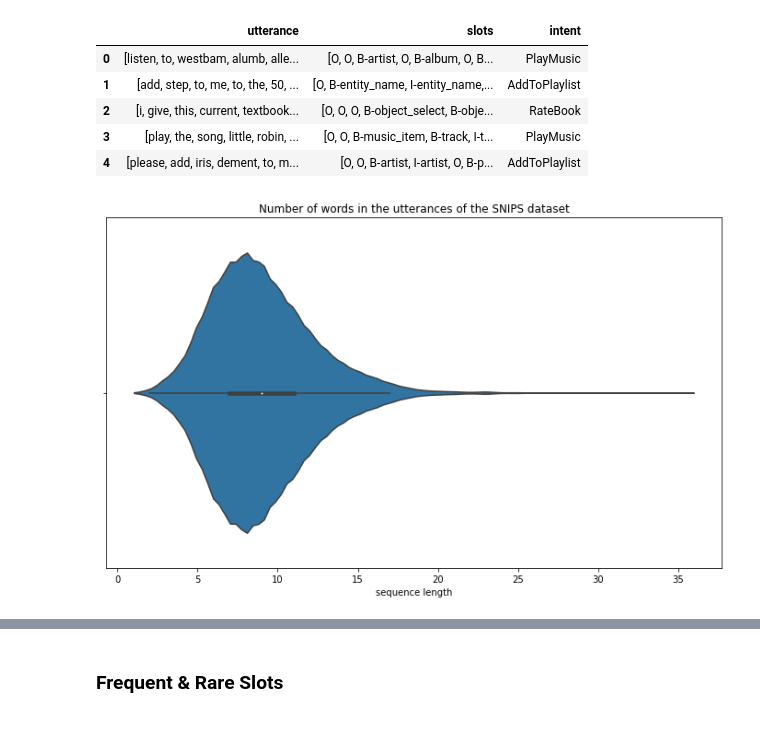
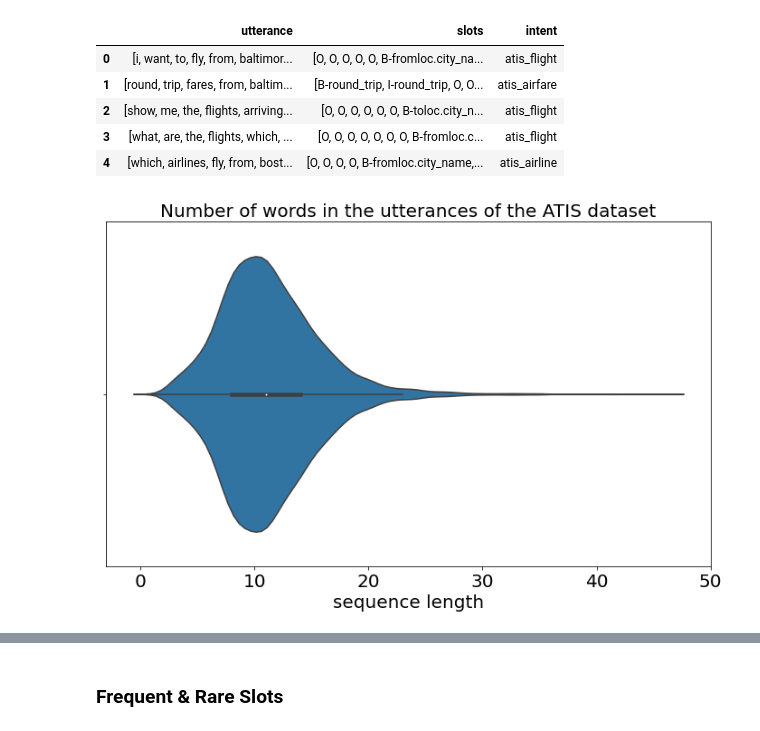
Before and after one commit to tassiasP/Intent_Recognition_and_Slot_Filling-using_BERT_and_Prompting, a Jupyter notebook: eda.ipynb, the cells around one changed output, grey strips where cells are left out. Cells and saved outputs as stored; diff of their text form; code cells hidden in the pictures.

```diff
--- a/eda.ipynb
+++ b/eda.ipynb
@@ -1,28 +1,28 @@
 # %%
 import pandas as pd
 import matplotlib.pyplot as plt
 import seaborn as sns
 from collections import Counter, defaultdict
 
 from reader import Reader
 
 
-DATASET_NAME = 'snips' # change between 'atis' and 'snips'
+DATASET_NAME = 'atis' # change between 'atis' and 'snips'
 reader = Reader(dataset=DATASET_NAME)
 df = reader.construct_df_from_dataset(mode='train')
 df.head()
 # %% [output]
 |  | utterance | slots | intent |
-| 0 | [listen, to, westbam, alumb, alle... | [O, O, B-artist, O, B-album, O, B... | PlayMusic |
-| 1 | [add, step, to, me, to, the, 50, ... | [O, B-entity_name, I-entity_name,... | AddToPlaylist |
-| 2 | [i, give, this, current, textbook... | [O, O, O, B-object_select, B-obje... | RateBook |
-| 3 | [play, the, song, little, robin, ... | [O, O, B-music_item, B-track, I-t... | PlayMusic |
-| 4 | [please, add, iris, dement, to, m... | [O, O, B-artist, I-artist, O, B-p... | AddToPlaylist |
+| 0 | [i, want, to, fly, from, baltimor... | [O, O, O, O, O, B-fromloc.city_na... | atis_flight |
+| 1 | [round, trip, fares, from, baltim... | [B-round_trip, I-round_trip, O, O... | atis_airfare |
+| 2 | [show, me, the, flights, arriving... | [O, O, O, O, O, O, B-toloc.city_n... | atis_flight |
+| 3 | [what, are, the, flights, which, ... | [O, O, O, O, O, O, O, B-fromloc.c... | atis_flight |
+| 4 | [which, airlines, fly, from, bost... | [O, O, O, O, B-fromloc.city_name,... | atis_airline |
 # %%
 plt.figure(figsize=(12, 7))
 chart = sns.violinplot(x=df.utterance.apply(len))
 chart.set_xlabel("sequence length")
 _ = chart.set_title(f"Number of words in the utterances of the {DATASET_NAME.upper()} dataset")
 # %% [output]
-[figure, old version]
+[figure, new version]
 # %%
```
Also changed, not shown: parts of 18 cells of this notebook.
